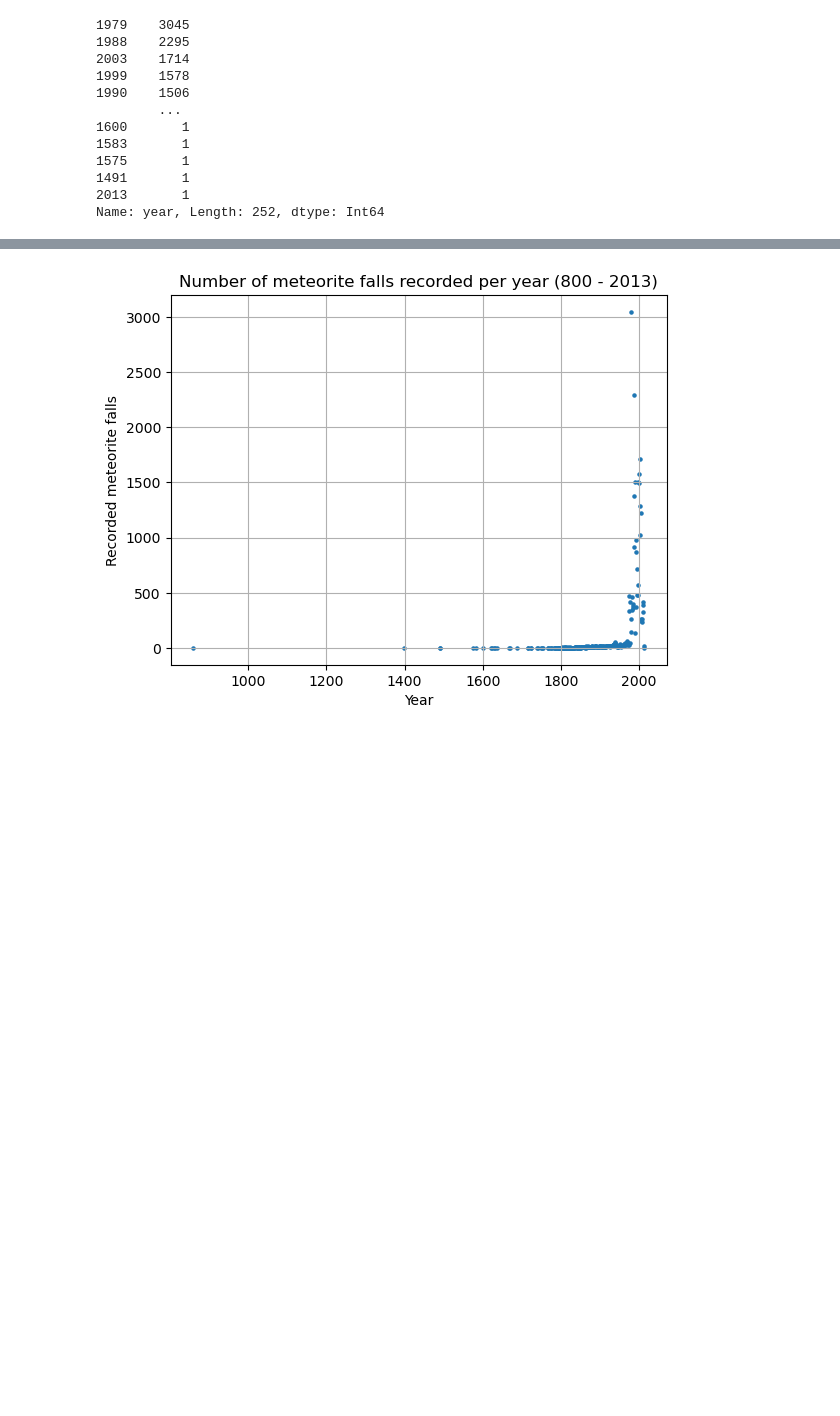
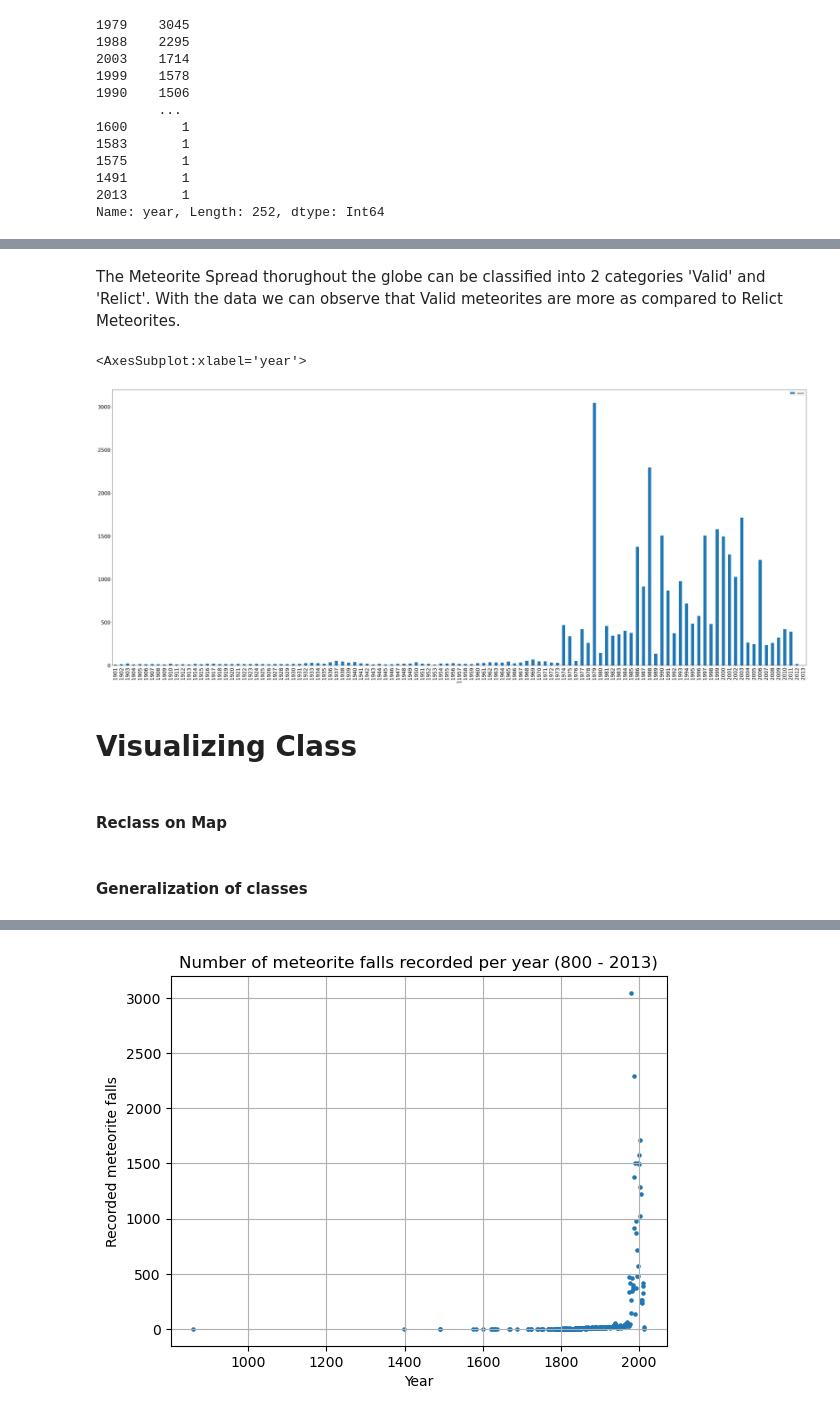
Before and after one commit to Tani303/Meteorite-Landing-Data-Visualization-Project, a Jupyter notebook: Meteor_Landing_dataset.ipynb, the cells around one changed output, grey strips where cells are left out. Cells and saved outputs as stored; diff of their text form; code cells hidden in the pictures; blank space fills up the shorter version.

```diff
--- a/Meteor_Landing_dataset.ipynb
+++ b/Meteor_Landing_dataset.ipynb
@@ -151,0 +258,12 @@ Name: year, Length: 252, dtype: Int64
+# %% [markdown]
+The Meteorite Spread thorughout the globe can be classified into 2 categories 'Valid' and 'Relict'. With the data we can observe that Valid meteorites are more as compared to Relict Meteorites.
+# %%
+df_year=correct_lat_long_df[correct_lat_long_df['year']>1900].groupby('year').agg(['count']).reset_index()
+df_year.plot.bar(x = 'year', y = 'class', figsize=(50, 20), fontsize=20)
+# %% [output]
+<AxesSubplot:xlabel='year'>
+[figure, added]
+# %% [markdown]
+# Visualizing Class
+# %% [markdown]
+#### Reclass on Map
@@ -151,0 +274,2 @@ Name: year, Length: 252, dtype: Int64
+# %% [markdown]
+#### Generalization of classes
```
Also changed, not shown: parts of 17 cells of this notebook.
